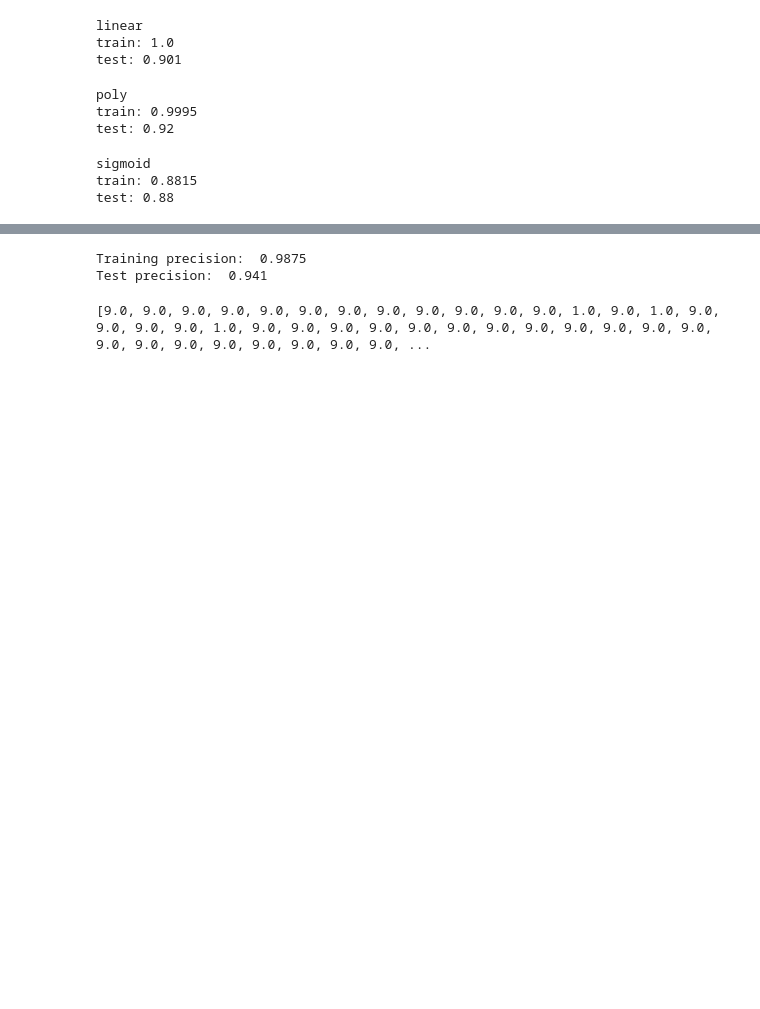
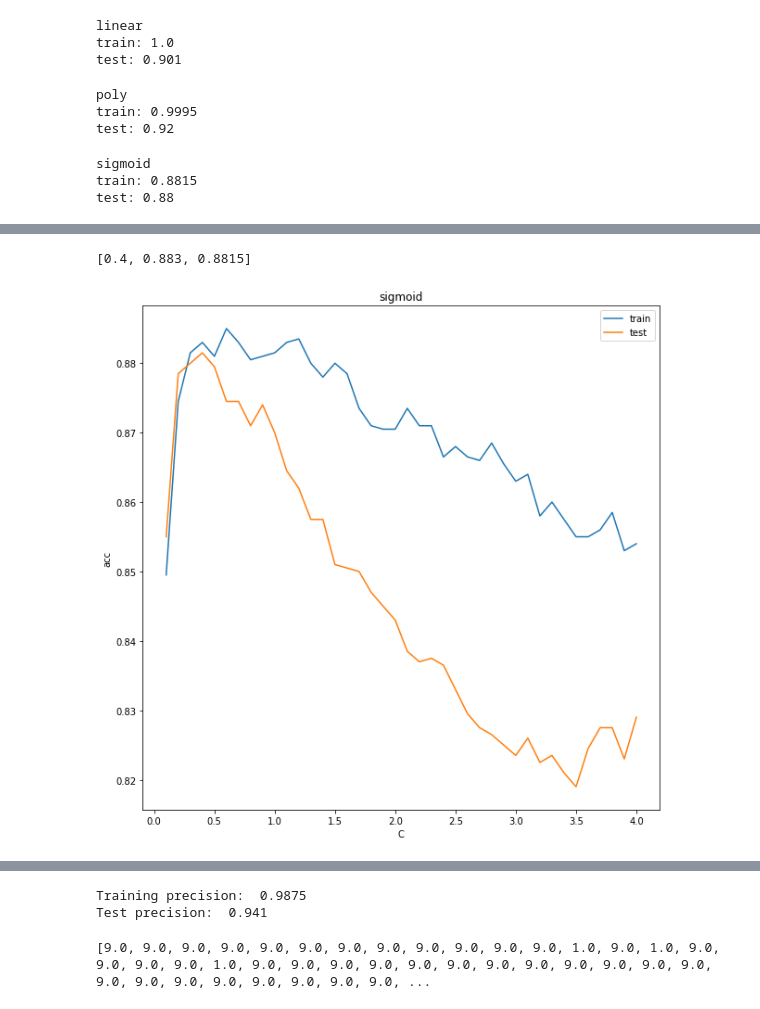
Before and after one commit to wanruu/CS5487, a Jupyter notebook: ml_svm.ipynb, the cells around one changed output, grey strips where cells are left out. Cells and saved outputs as stored; diff of their text form; code cells hidden in the pictures; blank space fills up the shorter version.

```diff
--- a/ml_svm.ipynb
+++ b/ml_svm.ipynb
@@ -77,0 +134,26 @@ test: 0.88
+# %%
+c_sigmoid=[]
+train_acc_sigmoid=[]
+test_acc_sigmoid=[]
+for i in tqdm.tqdm(range(40)):
+  c=i/10+0.1
+  classifier = svm.SVC(C=c,kernel='sigmoid')
+  classifier.fit(train_data, train_label)
+  c_sigmoid.append(c)
+  train_acc_sigmoid.append(classifier.score(train_data, train_label))
+  test_acc_sigmoid.append(classifier.score(test_data, test_label))
+plt.figure(figsize=(10, 10))
+plt.plot(c_sigmoid,train_acc_sigmoid,label='train')
+plt.plot(c_sigmoid,test_acc_sigmoid,label='test')
+plt.xlabel('C')
+plt.ylabel('acc')
+plt.title('sigmoid')
+plt.legend()
+plt.show
+
+#best c
+idx=test_acc_sigmoid.index(max(test_acc_sigmoid))
+print([c_sigmoid[idx],train_acc_sigmoid[idx],max(test_acc_sigmoid)])
+# %% [output]
+[0.4, 0.883, 0.8815]
+[figure, added]
```
Also changed, not shown: parts of 5 cells of this notebook.
